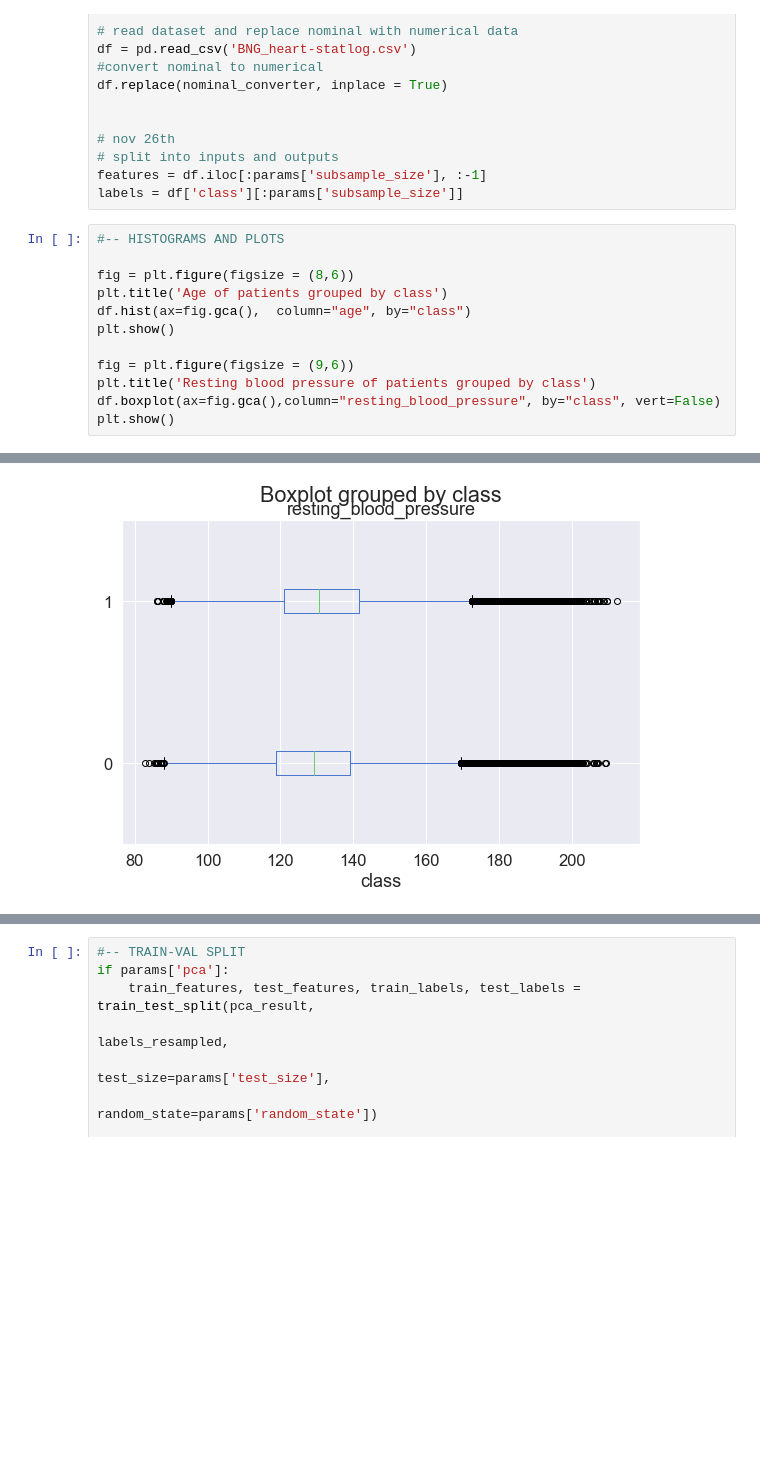
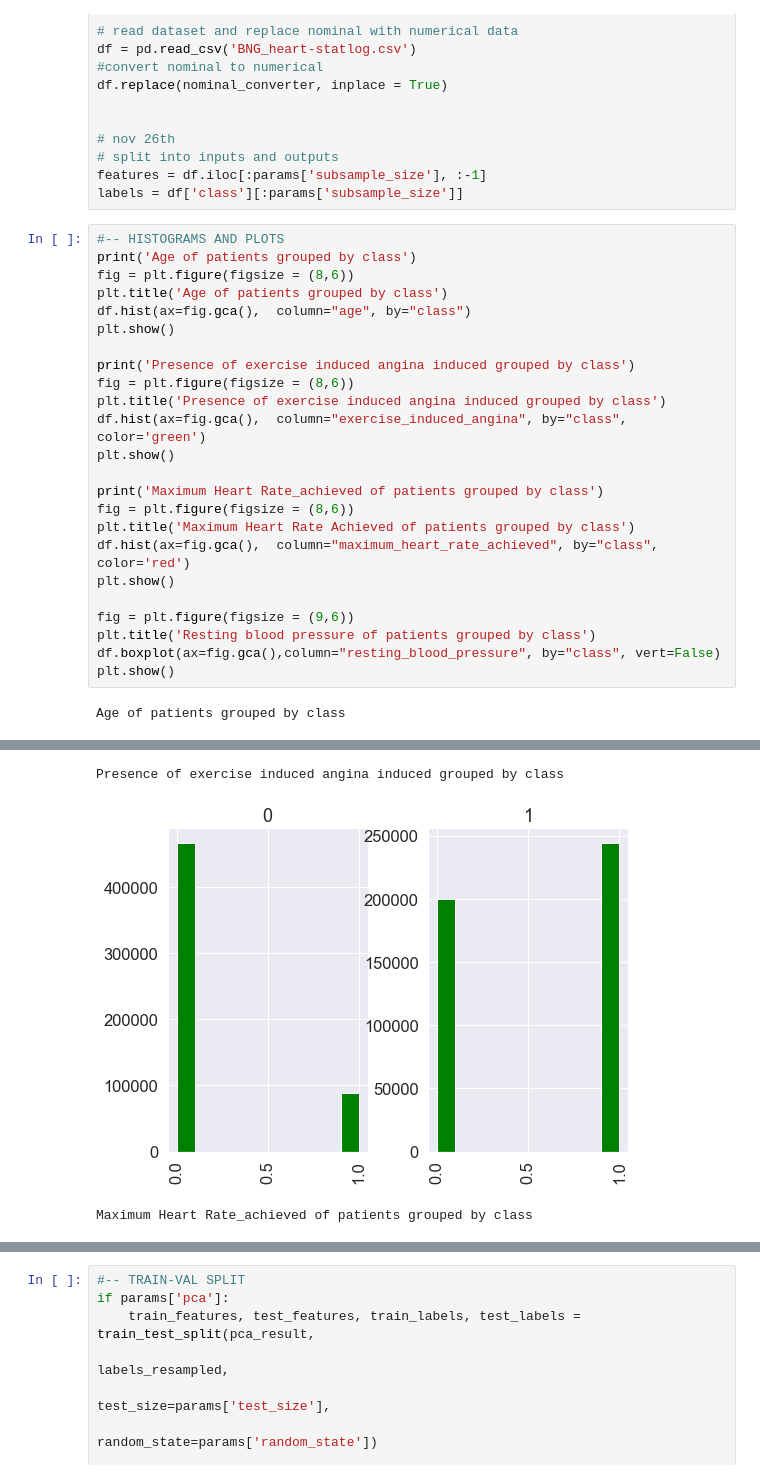
Before and after one commit to suarez96/Heart_Statlog_Classifier, a Jupyter notebook: Final Project.ipynb, the cells around one changed output, grey strips where cells are left out. Saved outputs shown, nothing was run; the diff lists cells and outputs as text; blank space fills up the shorter version.

Commit message:
more graphs

```diff
--- a/Final Project.ipynb
+++ b/Final Project.ipynb
@@ -78,16 +78,31 @@ features = df.iloc[:params['subsample_size'], :-1]
 labels = df['class'][:params['subsample_size']]
 # %%
 #-- HISTOGRAMS AND PLOTS
-
+print('Age of patients grouped by class')
 fig = plt.figure(figsize = (8,6))
 plt.title('Age of patients grouped by class')
 df.hist(ax=fig.gca(),  column="age", by="class")
+plt.show()
+
+print('Presence of exercise induced angina induced grouped by class')
+fig = plt.figure(figsize = (8,6))
+plt.title('Presence of exercise induced angina induced grouped by class')
+df.hist(ax=fig.gca(),  column="exercise_induced_angina", by="class", color='green')
+plt.show()
+
+print('Maximum Heart Rate_achieved of patients grouped by class')
+fig = plt.figure(figsize = (8,6))
+plt.title('Maximum Heart Rate Achieved of patients grouped by class')
+df.hist(ax=fig.gca(),  column="maximum_heart_rate_achieved", by="class", color='red')
 plt.show()
 
 fig = plt.figure(figsize = (9,6))
 plt.title('Resting blood pressure of patients grouped by class')
 df.boxplot(ax=fig.gca(),column="resting_blood_pressure", by="class", vert=False)
 plt.show()
 # %% [output]
+Age of patients grouped by class
 [figure]
+Presence of exercise induced angina induced grouped by class
-[figure, old version]
+[figure, new version]
+Maximum Heart Rate_achieved of patients grouped by class
```
Also changed, not shown: parts of 11 cells of this notebook.
